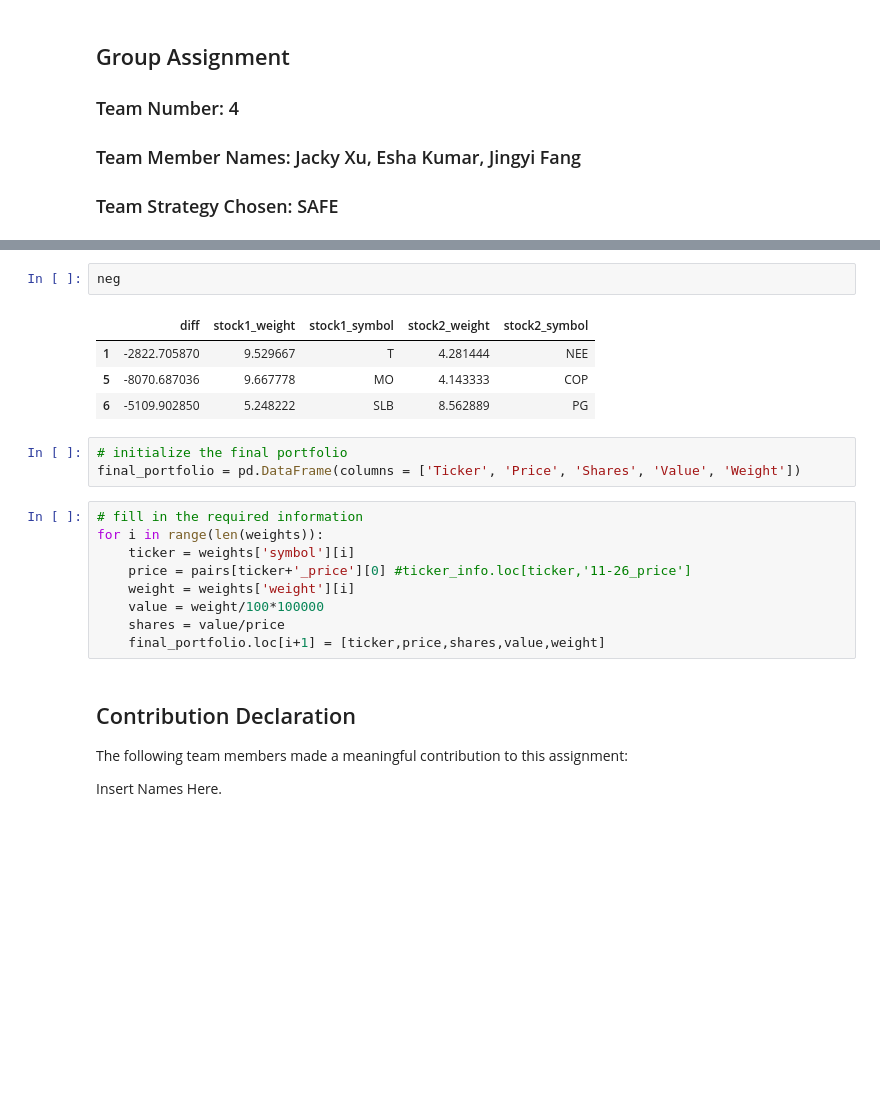
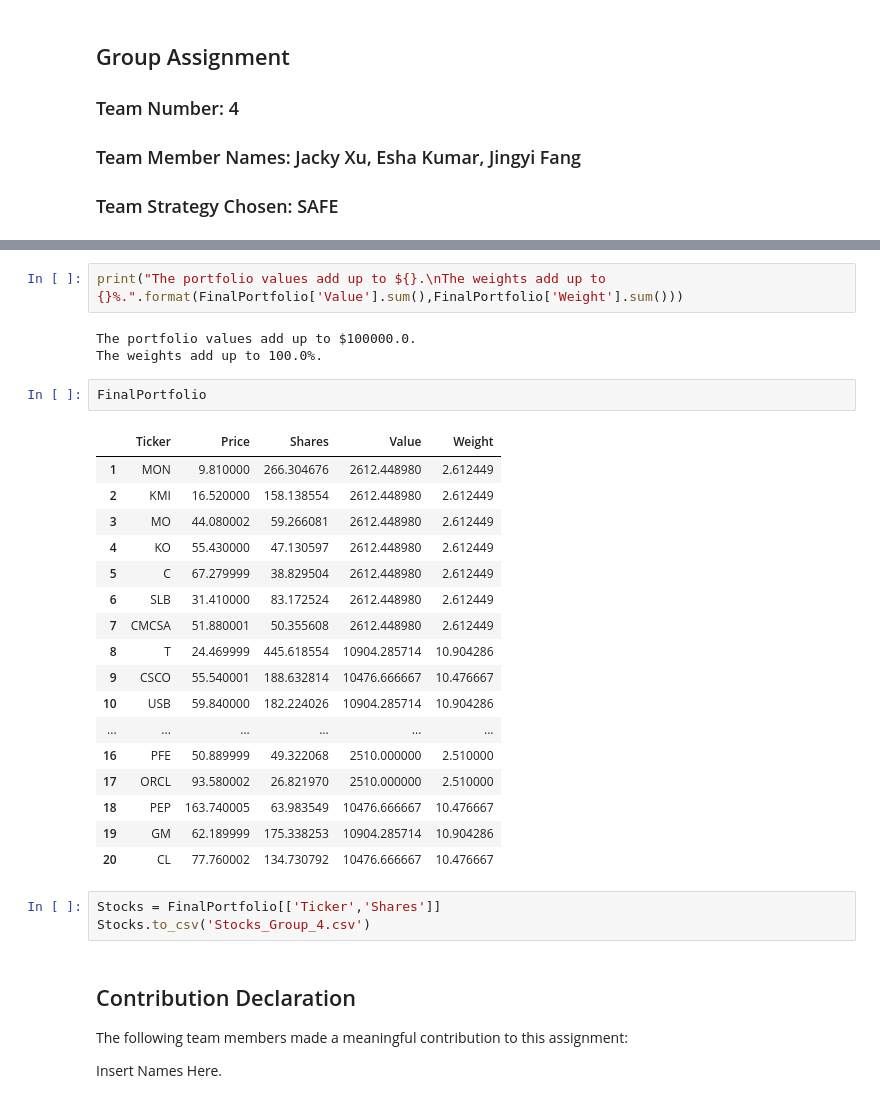
Before and after one commit to JackyXuuu/Portfolio-Maker---Safe-, a Jupyter notebook: Team_4_Assignment.ipynb, the cells around one changed output, grey strips where cells are left out. Drawn from its saved outputs; the diff is of its cells as text; blank space fills up the shorter version.

```diff
--- a/Team_4_Assignment.ipynb
+++ b/Team_4_Assignment.ipynb
@@ -519,22 +488,31 @@ weights.drop('index',axis = 1)
-# %%
-neg
-# %% [output]
-|  | diff | stock1_weight | stock1_symbol | stock2_weight | stock2_symbol |
-| 1 | -2822.705870 | 9.529667 | T | 4.281444 | NEE |
-| 5 | -8070.687036 | 9.667778 | MO | 4.143333 | COP |
-| 6 | -5109.902850 | 5.248222 | SLB | 8.562889 | PG |
-# %%
-# initialize the final portfolio
-final_portfolio = pd.DataFrame(columns = ['Ticker', 'Price', 'Shares', 'Value', 'Weight'])
-# %%
-# fill in the required information
-for i in range(len(weights)):
-    ticker = weights['symbol'][i]
-    price = pairs[ticker+'_price'][0] #ticker_info.loc[ticker,'11-26_price']
-    weight = weights['weight'][i]
-    value = weight/100*100000
-    shares = value/price
-    final_portfolio.loc[i+1] = [ticker,price,shares,value,weight]
+# %%
+print("The portfolio values add up to ${}.\nThe weights add up to {}%.".format(FinalPortfolio['Value'].sum(),FinalPortfolio['Weight'].sum()))
+# %% [output]
+The portfolio values add up to $100000.0.
+The weights add up to 100.0%.
+# %%
+FinalPortfolio
+# %% [output]
+|  | Ticker | Price | Shares | Value | Weight |
+| 1 | MON | 9.810000 | 266.304676 | 2612.448980 | 2.612449 |
+| 2 | KMI | 16.520000 | 158.138554 | 2612.448980 | 2.612449 |
+| 3 | MO | 44.080002 | 59.266081 | 2612.448980 | 2.612449 |
+| 4 | KO | 55.430000 | 47.130597 | 2612.448980 | 2.612449 |
+| 5 | C | 67.279999 | 38.829504 | 2612.448980 | 2.612449 |
+| 6 | SLB | 31.410000 | 83.172524 | 2612.448980 | 2.612449 |
+| 7 | CMCSA | 51.880001 | 50.355608 | 2612.448980 | 2.612449 |
+| 8 | T | 24.469999 | 445.618554 | 10904.285714 | 10.904286 |
+| 9 | CSCO | 55.540001 | 188.632814 | 10476.666667 | 10.476667 |
+| 10 | USB | 59.840000 | 182.224026 | 10904.285714 | 10.904286 |
+| ... | ... | ... | ... | ... | ... |
+| 16 | PFE | 50.889999 | 49.322068 | 2510.000000 | 2.510000 |
+| 17 | ORCL | 93.580002 | 26.821970 | 2510.000000 | 2.510000 |
+| 18 | PEP | 163.740005 | 63.983549 | 10476.666667 | 10.476667 |
+| 19 | GM | 62.189999 | 175.338253 | 10904.285714 | 10.904286 |
+| 20 | CL | 77.760002 | 134.730792 | 10476.666667 | 10.476667 |
+# %%
+Stocks = FinalPortfolio[['Ticker','Shares']]
+Stocks.to_csv('Stocks_Group_4.csv')
 # %% [markdown]
 ## Contribution Declaration
 
```
Also changed, not shown: parts of 23 cells of this notebook.
